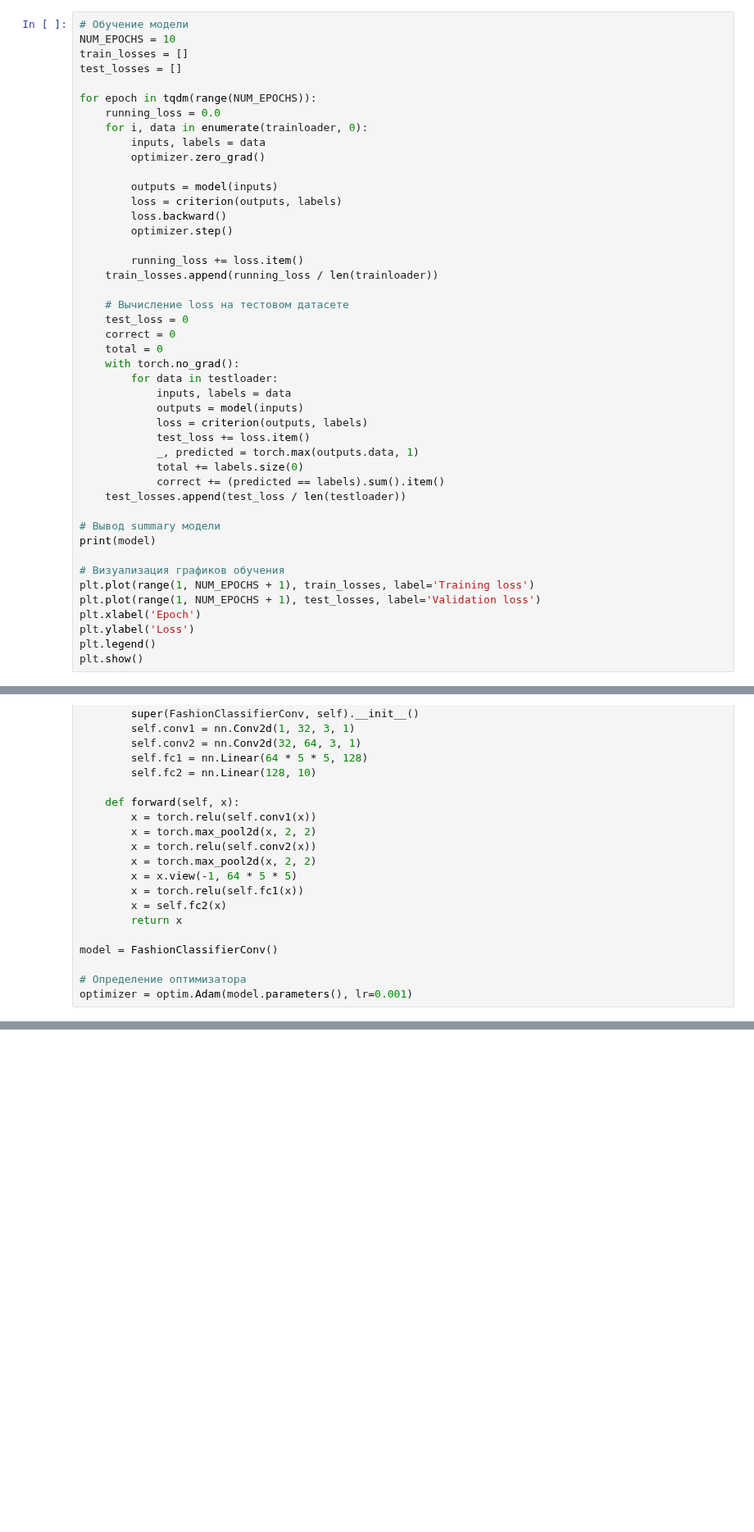
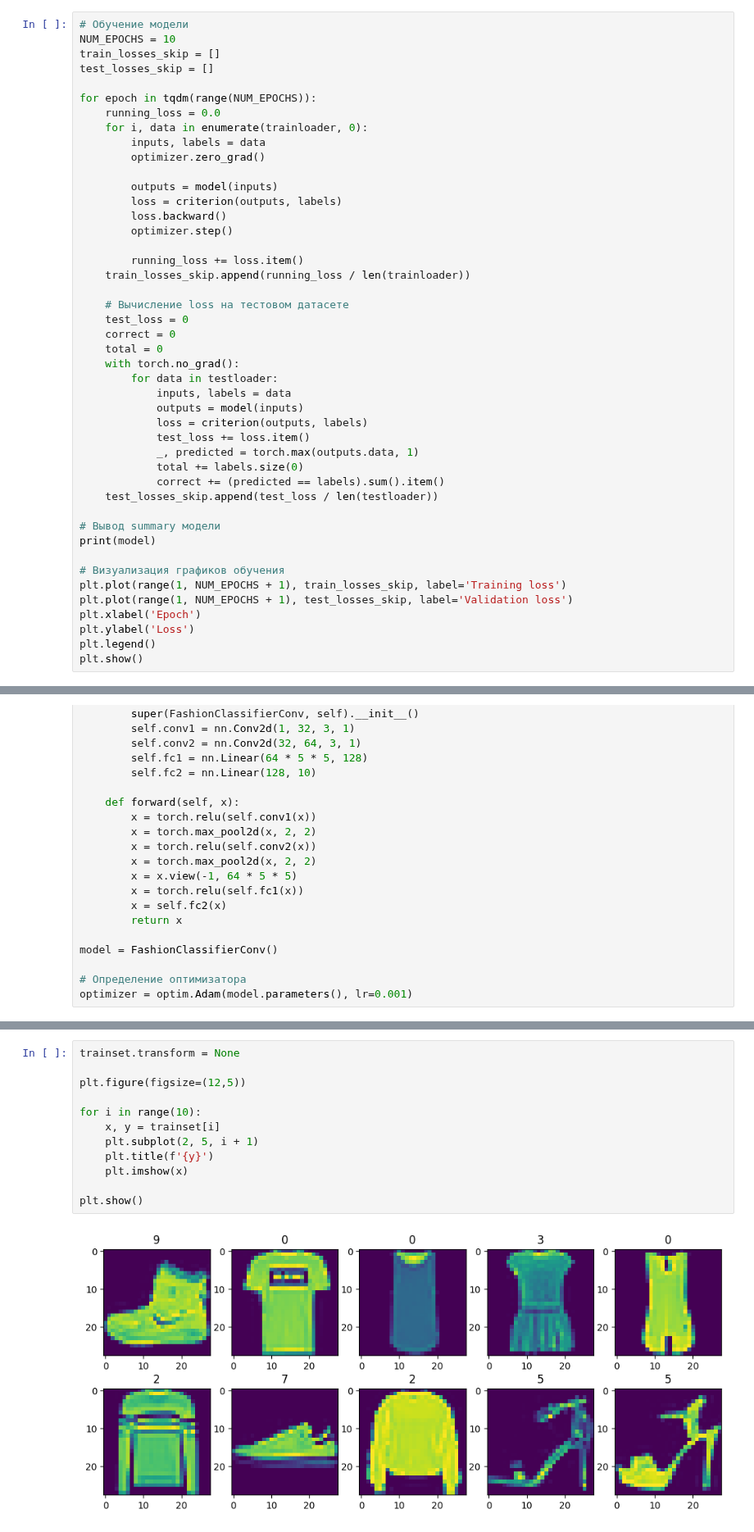
Before and after one commit to atvKail/A_ML_YndSpec, a Jupyter notebook: c7.ipynb, the cells around one changed output, grey strips where cells are left out. Shown at 82% size. Drawn from its saved outputs; the diff is of its cells as text; blank space fills up the shorter version.

```diff
--- a/c7.ipynb
+++ b/c7.ipynb
@@ -42,8 +44,8 @@ optimizer = optim.Adam(model.parameters(), lr=0.001)
 # %%
 # Обучение модели
 NUM_EPOCHS = 10
-train_losses = []
-test_losses = []
+train_losses_skip = []
+test_losses_skip = []
 
 for epoch in tqdm(range(NUM_EPOCHS)):
     running_loss = 0.0
@@ -57,7 +59,7 @@ for epoch in tqdm(range(NUM_EPOCHS)):
         optimizer.step()
 
         running_loss += loss.item()
-    train_losses.append(running_loss / len(trainloader))
+    train_losses_skip.append(running_loss / len(trainloader))
 
     # Вычисление loss на тестовом датасете
     test_loss = 0
@@ -72,14 +74,14 @@ for epoch in tqdm(range(NUM_EPOCHS)):
             _, predicted = torch.max(outputs.data, 1)
             total += labels.size(0)
             correct += (predicted == labels).sum().item()
-    test_losses.append(test_loss / len(testloader))
+    test_losses_skip.append(test_loss / len(testloader))
 
 # Вывод summary модели
 print(model)
 
 # Визуализация графиков обучения
-plt.plot(range(1, NUM_EPOCHS + 1), train_losses, label='Training loss')
-plt.plot(range(1, NUM_EPOCHS + 1), test_losses, label='Validation loss')
+plt.plot(range(1, NUM_EPOCHS + 1), train_losses_skip, label='Training loss')
+plt.plot(range(1, NUM_EPOCHS + 1), test_losses_skip, label='Validation loss')
 plt.xlabel('Epoch')
 plt.ylabel('Loss')
 plt.legend()
@@ -119,0 +181,14 @@ optimizer = optim.Adam(model.parameters(), lr=0.001)
+# %%
+trainset.transform = None
+
+plt.figure(figsize=(12,5))
+
+for i in range(10):
+    x, y = trainset[i]
+    plt.subplot(2, 5, i + 1)
+    plt.title(f'{y}')
+    plt.imshow(x)
+
+plt.show()
+# %% [output]
+[figure, added]
```
Also changed, not shown: parts of 23 cells of this notebook.
